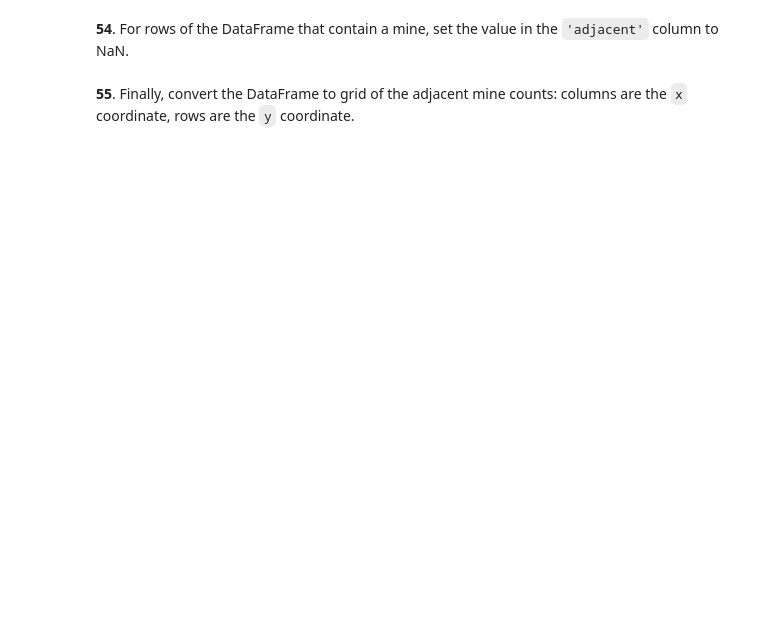
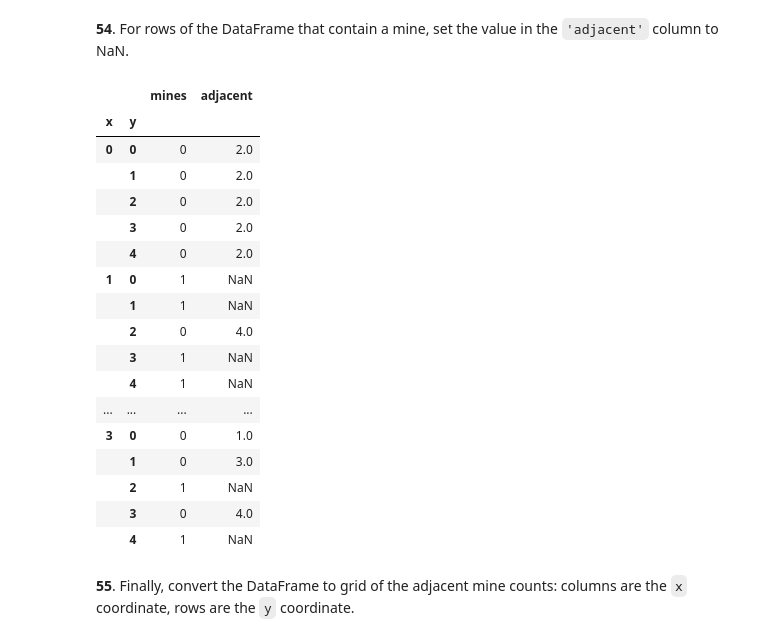
Before and after one commit to Michael-not/60_pandas_puzzles, a Jupyter notebook: 60_pandas_puzzles.ipynb, the cells around one changed output. Cells and saved outputs as stored; diff of their text form; code cells hidden in the pictures; blank space fills up the shorter version.

```diff
--- a/60_pandas_puzzles.ipynb
+++ b/60_pandas_puzzles.ipynb
@@ -995,4 +1068,27 @@ To begin, generate a DataFrame `df` with two columns, `'x'` and `'y'` containing
 # %% [markdown]
 **54**. For rows of the DataFrame that contain a mine, set the value in the `'adjacent'` column to NaN.
+# %%
+#I also add it in the function before, but I made it here too so like another solution
+df.loc[df.mines == 1, "adjacent"] = np.nan  # Setting the 'adjacent' value to NaN where there is a mine
+df
+# %% [output]
+|  |  | mines | adjacent |
+| x | y |  |  |
+| 0 | 0 | 0 | 2.0 |
+|  | 1 | 0 | 2.0 |
+|  | 2 | 0 | 2.0 |
+|  | 3 | 0 | 2.0 |
+|  | 4 | 0 | 2.0 |
+| 1 | 0 | 1 | NaN |
+|  | 1 | 1 | NaN |
+|  | 2 | 0 | 4.0 |
+|  | 3 | 1 | NaN |
+|  | 4 | 1 | NaN |
+| ... | ... | ... | ... |
+| 3 | 0 | 0 | 1.0 |
+|  | 1 | 0 | 3.0 |
+|  | 2 | 1 | NaN |
+|  | 3 | 0 | 4.0 |
+|  | 4 | 1 | NaN |
 # %% [markdown]
 **55**. Finally, convert the DataFrame to grid of the adjacent mine counts: columns are the `x` coordinate, rows are the `y` coordinate.
```
Also changed, not shown: parts of 16 cells of this notebook.
